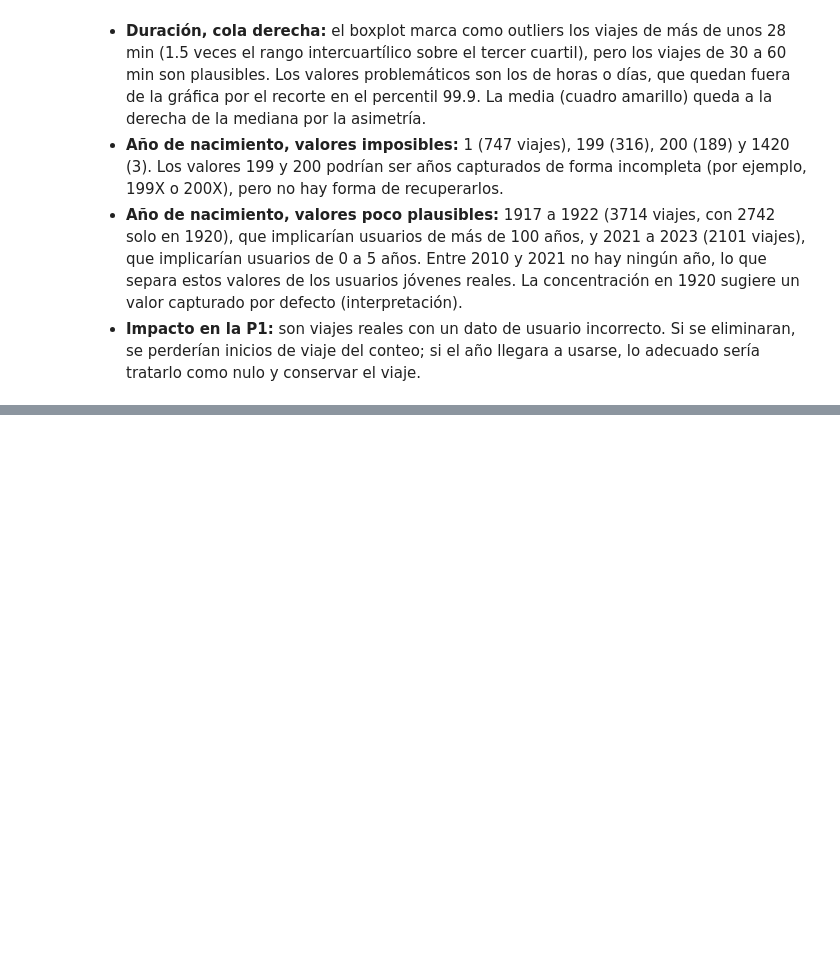
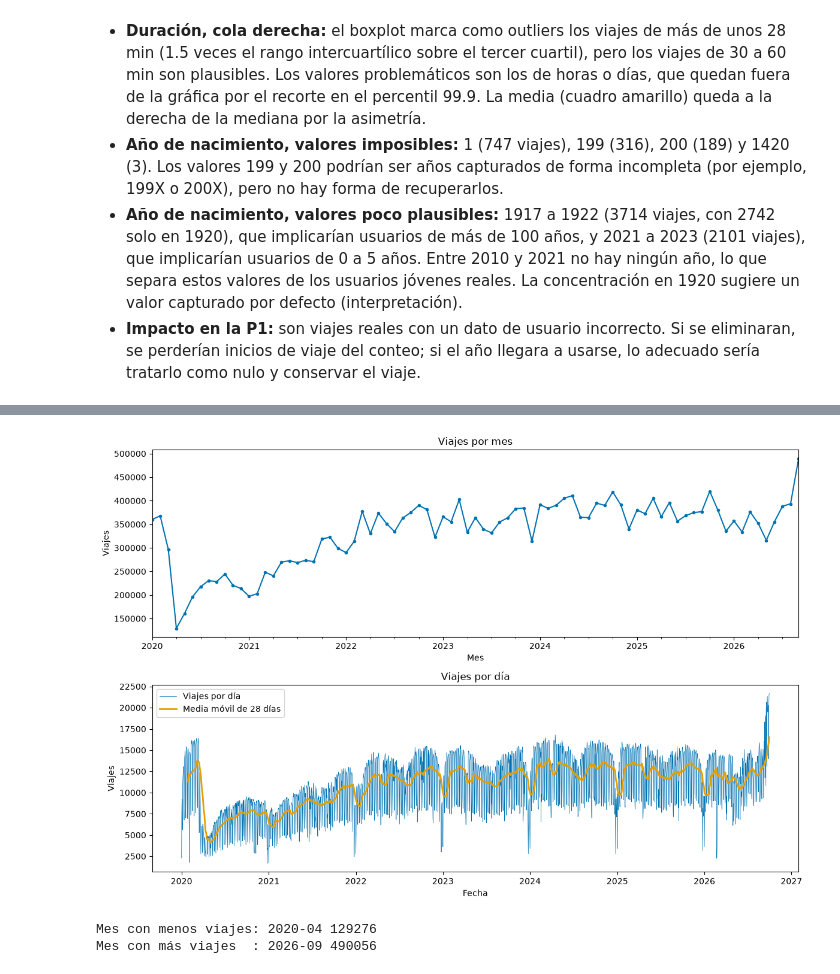
Before and after one commit to sanchezdavilaluisarturo/MLOps-ProyectoMiBici-Equipo7, a Jupyter notebook: notebooks/0.04-dsh-eda-p1.ipynb, the cells around one changed output, grey strips where cells are left out. Drawn from its saved outputs; the diff is of its cells as text; code cells hidden in the pictures; blank space fills up the shorter version.

```diff
--- a/notebooks/0.04-dsh-eda-p1.ipynb
+++ b/notebooks/0.04-dsh-eda-p1.ipynb
@@ -293,0 +303,15 @@ Año_de_nacimiento
+# %%
+# Componentes de fecha y hora del inicio de cada viaje, con tipos pequeños para ahorrar memoria
+NOMBRES_DIAS = ["Lunes", "Martes", "Miércoles", "Jueves", "Viernes", "Sábado", "Domingo"]
+
+inicio = viajes["Inicio_del_viaje"]
+tiempo = pd.DataFrame({"fecha": inicio.dt.normalize(),
+                       "hora": inicio.dt.hour.astype("int8"),
+                       "dia_semana": inicio.dt.dayofweek.astype("int8"),
+})
+viajes_por_dia = tiempo["fecha"].value_counts().sort_index()
+
+# Viajes por año y cambio porcentual contra el año anterior
+viajes_por_anio = inicio.dt.year.value_counts().sort_index().to_frame("viajes")
+viajes_por_anio["cambio_pct"] = viajes_por_anio["viajes"].pct_change().mul(100).round(2)
+viajes_por_anio
@@ -293,0 +328,25 @@ Año_de_nacimiento
+# %%
+# Tendencia: viajes por mes y por día (con media móvil de 28 días)
+viajes_por_mes = inicio.dt.to_period("M").value_counts().sort_index()
+
+fig, (ax_mes, ax_dia) = plt.subplots(2, 1, figsize=(12, 8))
+viajes_por_mes.plot(ax=ax_mes, color=AZUL, marker="o", markersize=3)
+ax_mes.set_title("Viajes por mes")
+ax_mes.set_xlabel("Mes")
+ax_mes.set_ylabel("Viajes")
+
+ax_dia.plot(viajes_por_dia.index, viajes_por_dia.values, color=AZUL, linewidth=0.5, label="Viajes por día")
+ax_dia.plot(viajes_por_dia.rolling(28).mean(), color=NARANJA, linewidth=2, label="Media móvil de 28 días")
+ax_dia.set_title("Viajes por día")
+ax_dia.set_xlabel("Fecha")
+ax_dia.set_ylabel("Viajes")
+ax_dia.legend()
+plt.tight_layout()
+plt.show()
+
+print("Mes con menos viajes:", viajes_por_mes.idxmin(), viajes_por_mes.min())
+print("Mes con más viajes  :", viajes_por_mes.idxmax(), viajes_por_mes.max())
+# %% [output]
+[figure, added]
+Mes con menos viajes: 2020-04 129276
+Mes con más viajes  : 2026-09 490056
```
Also changed, not shown: parts of 6 cells of this notebook.
